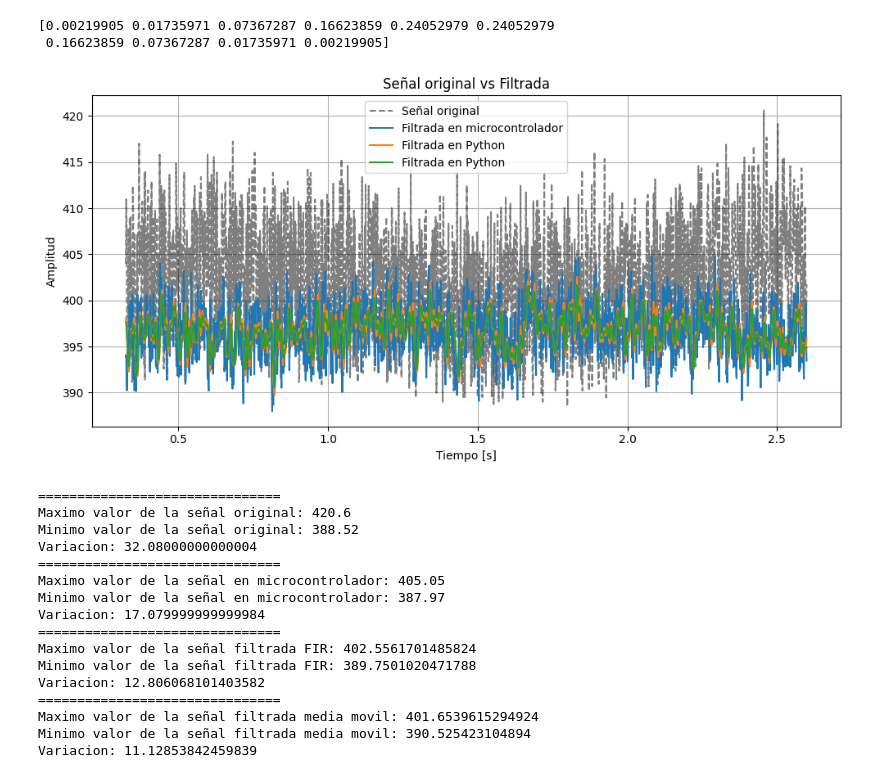
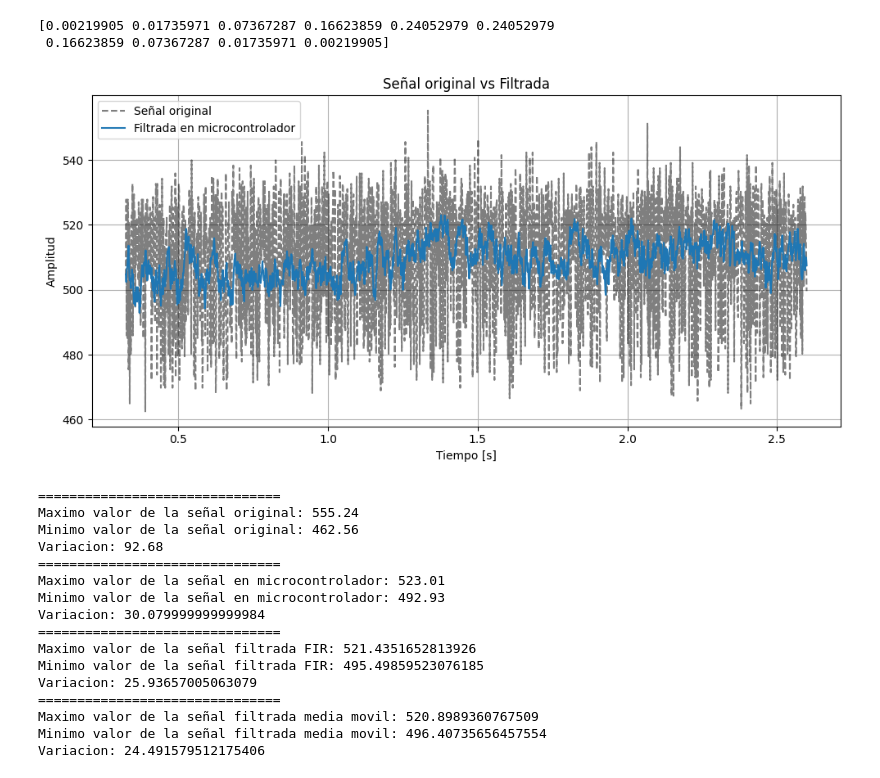
Before and after one commit to FrancoLopez0/ega_grupo_3, a Jupyter notebook: 2_workspace/firmware/scripts/scripts.ipynb, the cells around one changed output. Drawn from its saved outputs; the diff is of its cells as text; code cells hidden in the pictures.

```diff
--- a/2_workspace/firmware/scripts/scripts.ipynb
+++ b/2_workspace/firmware/scripts/scripts.ipynb
@@ -55,8 +55,8 @@ def media_movil(datos, ventana):
 
 # file1 = 'led_raw_samples.csv'  # Primer archivo CSV
 # file2 = 'led_samples_filter.csv'  # Segundo archivo CSV
-file1 = 'led_fusion_raw_samples.csv'  # Segundo archivo CSV
-file2 = 'led_fusion_filter_samples.csv'  # Segundo archivo CSV
+file1 = 'led_no_kalman_samples.csv'  # Segundo archivo CSV
+file2 = 'led_kalman_samples.csv'  # Segundo archivo CSV
 
 t, raw_samples = load_csv(file1)
 
@@ -102,53 +102,53 @@ print(fir)
 plt.figure(figsize=(10, 5))
 plt.plot(t[250:], raw_samples[250:], 'k--', alpha=0.5, label='Señal original')
 plt.plot(t[250:], filtered_samples[250:], label='Filtrada en microcontrolador')
-plt.plot(t[250:], python_filtered[250:], label='Filtrada en Python')
-plt.plot(t[250:], python_filtered_moving_avg[250:], label='Filtrada en Python')
+# plt.plot(t[250:], python_filtered[250:], label='Filtrada en Python')
+# plt.plot(t[250:], python_filtered_moving_avg[250:], label='Filtrada en Python')
 plt.title('Señal original vs Filtrada')
 plt.xlabel('Tiempo [s]')
 plt.ylabel('Amplitud')
 plt.grid()
 plt.legend()
 plt.tight_layout()
 plt.show()
 
 print("===============================")
 print(f"Maximo valor de la señal original: {raw_samples.max()} ")
 print(f"Minimo valor de la señal original: {raw_samples.min()} ")
 print(f"Variacion: {raw_samples.max()-raw_samples.min()}")
 
 print("===============================")
 print(f"Maximo valor de la señal en microcontrolador: {filtered_samples.max()} ")
 print(f"Minimo valor de la señal en microcontrolador: {filtered_samples.min()} ")
 print(f"Variacion: {filtered_samples.max()-filtered_samples.min()} ")
 
 print("===============================")
 print(f"Maximo valor de la señal filtrada FIR: {python_filtered[250:].max()} ")
 print(f"Minimo valor de la señal filtrada FIR: {python_filtered[250:].min()} ")
 print(f"Variacion: {python_filtered[250:].max()-python_filtered[250:].min()} ")
 
 print("===============================")
 print(f"Maximo valor de la señal filtrada media movil: {python_filtered_moving_avg[250:].max()} ")
 print(f"Minimo valor de la señal filtrada media movil: {python_filtered_moving_avg[250:].min()} ")
 print(f"Variacion: {python_filtered_moving_avg[250:].max()-python_filtered_moving_avg[250:].min()} ")
 # %% [output]
-[figure, old version]
+[figure, new version]
 ===============================
-Maximo valor de la señal original: 420.6
-Minimo valor de la señal original: 388.52
-Variacion: 32.08000000000004
+Maximo valor de la señal original: 555.24
+Minimo valor de la señal original: 462.56
+Variacion: 92.68
 ===============================
-Maximo valor de la señal en microcontrolador: 405.05
-Minimo valor de la señal en microcontrolador: 387.97
-Variacion: 17.079999999999984
+Maximo valor de la señal en microcontrolador: 523.01
+Minimo valor de la señal en microcontrolador: 492.93
+Variacion: 30.079999999999984
 ===============================
-Maximo valor de la señal filtrada FIR: 402.5561701485824
-Minimo valor de la señal filtrada FIR: 389.7501020471788
-Variacion: 12.806068101403582
+Maximo valor de la señal filtrada FIR: 521.4351652813926
+Minimo valor de la señal filtrada FIR: 495.49859523076185
+Variacion: 25.93657005063079
 ===============================
-Maximo valor de la señal filtrada media movil: 401.6539615294924
-Minimo valor de la señal filtrada media movil: 390.525423104894
-Variacion: 11.12853842459839
+Maximo valor de la señal filtrada media movil: 520.8989360767509
+Minimo valor de la señal filtrada media movil: 496.40735656457554
+Variacion: 24.491579512175406
 # %%
 import numpy as np
 import matplotlib.pyplot as plt
```
Also changed, not shown: parts of 1 cell of this notebook, 8 other files.
